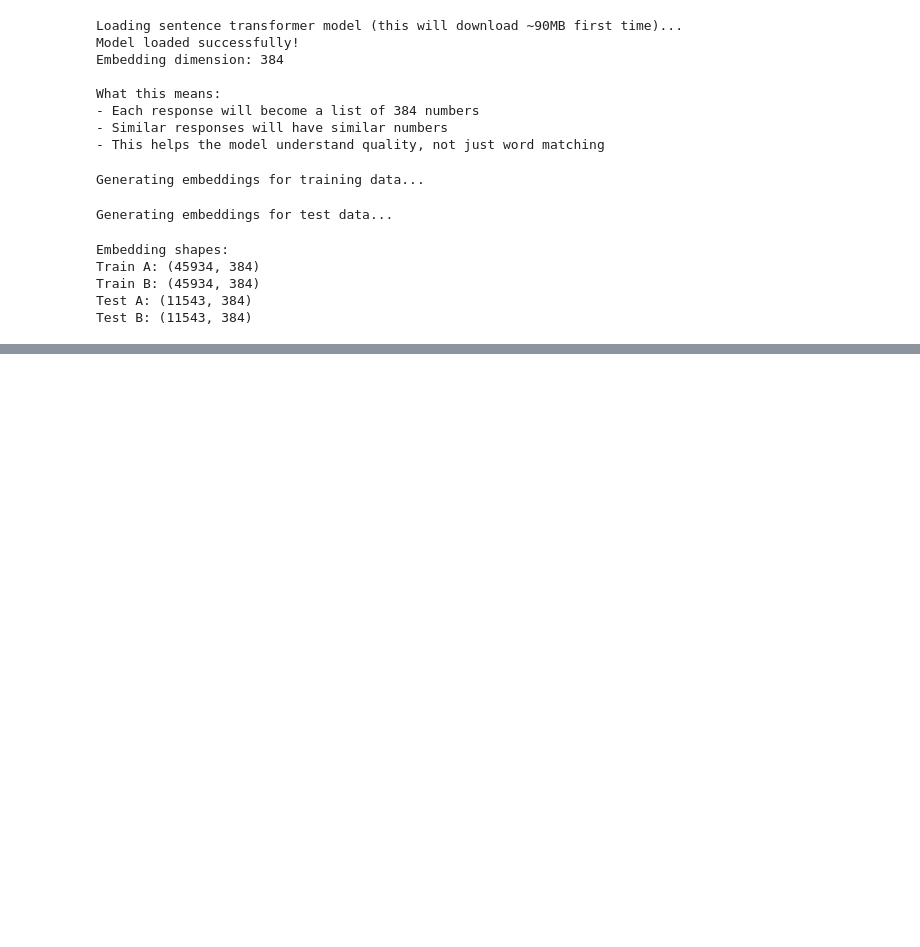
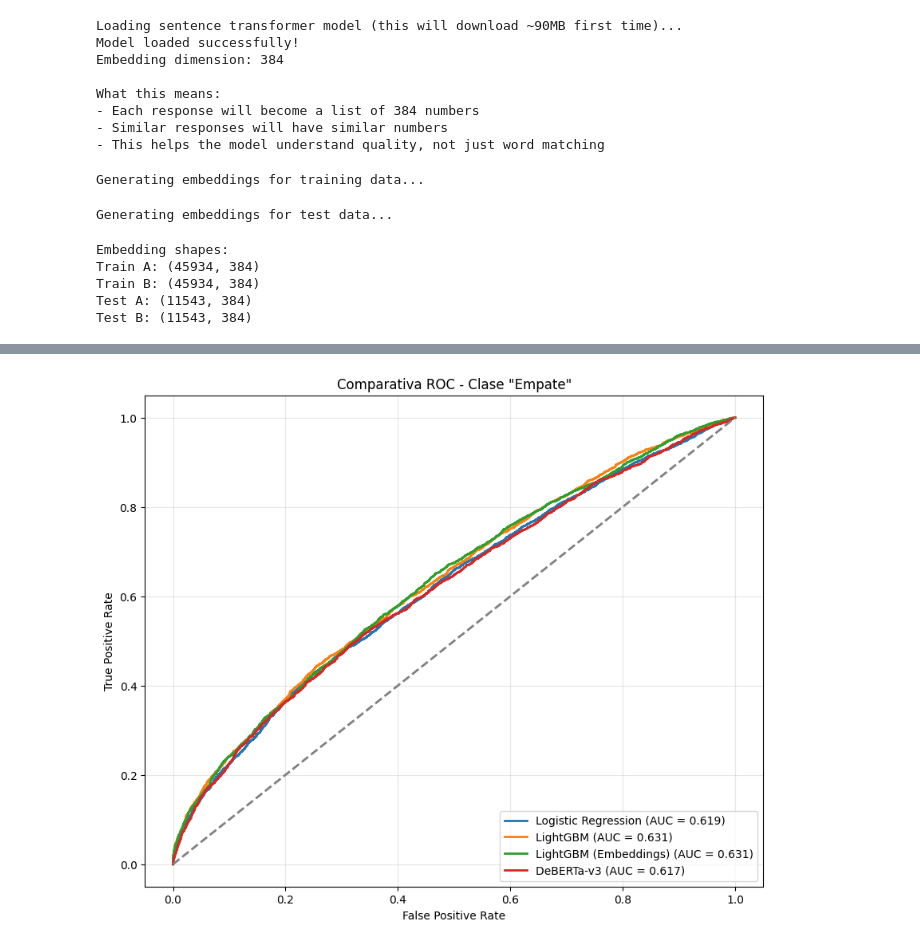
Before and after one commit to in-arunsharma/kaggle-llm-classification-finetuning, a Jupyter notebook: Kaggle.ipynb, the cells around one changed output, grey strips where cells are left out. Cells and saved outputs as stored; diff of their text form; code cells hidden in the pictures; blank space fills up the shorter version.

```diff
--- a/Kaggle.ipynb
+++ b/Kaggle.ipynb
@@ -596,6 +610,8 @@ Sparsity: 0.9603
 ## Model Training and Evaluation
 # %%
 # Logistic Regression
+roc_corbes = []
+pr_corbes = []
 clf_lr = LogisticRegression(
     max_iter=1000,
     n_jobs=-1,
@@ -628,10 +644,10 @@ print(f"Millor Log Loss (CV):    {-grid_search.best_score_:.4f}")
 
 
 
-best = grid_search.best_estimator_
+best_lr = grid_search.best_estimator_
 
 
-y_pred_proba = best.predict_proba(X_test_combined)
+y_pred_proba = best_lr.predict_proba(X_test_combined)
 test_logloss = log_loss(y_test, y_pred_proba)
 
 # Baseline comparison
@@ -668,9 +686,9 @@ try:
         num_class=3,
         metric='multi_logloss',
         n_estimators=500,
-        learning_rate=0.05,
-        max_depth=7,
-        num_leaves=31,
+        learning_rate=0.01,
+        max_depth=-1,
+        num_leaves=64,
         random_state=42,
         device='gpu',
         gpu_platform_id=0,
@@ -841,9 +861,9 @@ clf_lgb_embeddings = lgb.LGBMClassifier(
     num_class=3,
     metric='multi_logloss',
     n_estimators=500,
-    learning_rate=0.05,
-    max_depth=7,
-    num_leaves=31,
+    learning_rate=0.01,
+    max_depth=-1,
+    num_leaves=64,
     random_state=42,
     device='gpu',
     gpu_platform_id=0,
@@ -1147,0 +1278,80 @@ Model B: chatglm2-6b
+# %%
+y_test_bin = label_binarize(y_test, classes=[0, 1, 2])[:, 2]
+
+
+models = {
+    'Logistic Regression': y_pred_proba[:, 2],
+    'LightGBM': y_pred_proba_lgb[:, 2],
+    'LightGBM (Embeddings)': y_pred_proba_emb[:, 2],
+    'DeBERTa-v3': y_probs[:, 2]
+}
+
+
+plt.figure(figsize=(10, 8))
+
+for name, preds in models.items():
+    fpr, tpr, _ = roc_curve(y_test_bin, preds)
+    roc_auc = auc(fpr, tpr)
+    plt.plot(fpr, tpr, lw=2, label=f'{name} (AUC = {roc_auc:.3f})')
+
+plt.plot([0, 1], [0, 1], 'k--', lw=2, color='grey')
+plt.xlabel('False Positive Rate')
+plt.ylabel('True Positive Rate')
+plt.title('Comparativa ROC - Clase "Empate"')
+plt.legend(loc="lower right")
+plt.grid(alpha=0.3)
+plt.show()
+
+y_test_bin = label_binarize(y_test, classes=[0, 1, 2])[:, 1]
+
+
+models = {
+    'Logistic Regression': y_pred_proba[:, 1],
+    'LightGBM': y_pred_proba_lgb[:, 1],
+    'LightGBM (Embeddings)': y_pred_proba_emb[:, 1],
+    'DeBERTa-v3': y_probs[:, 1]
+}
+
+
+plt.figure(figsize=(10, 8))
+
+for name, preds in models.items():
+    fpr, tpr, _ = roc_curve(y_test_bin, preds)
+    roc_auc = auc(fpr, tpr)
+    plt.plot(fpr, tpr, lw=2, label=f'{name} (AUC = {roc_auc:.3f})')
+
+plt.plot([0, 1], [0, 1], 'k--', lw=2, color='grey')
+plt.xlabel('False Positive Rate')
+plt.ylabel('True Positive Rate')
+plt.title('Comparativa ROC - Clase "B gana"')
+plt.legend(loc="lower right")
+plt.grid(alpha=0.3)
+plt.show()
+
+y_test_bin = label_binarize(y_test, classes=[0, 1, 2])[:, 0]
+
+
+models = {
+    'Logistic Regression': y_pred_proba[:, 0],
+    'LightGBM': y_pred_proba_lgb[:, 0],
+    'LightGBM (Embeddings)': y_pred_proba_emb[:, 0],
+    'DeBERTa-v3': y_probs[:, 0]
+}
+
+
+plt.figure(figsize=(10, 8))
+
+for name, preds in models.items():
+    fpr, tpr, _ = roc_curve(y_test_bin, preds)
+    roc_auc = auc(fpr, tpr)
+    plt.plot(fpr, tpr, lw=2, label=f'{name} (AUC = {roc_auc:.3f})')
+
+plt.plot([0, 1], [0, 1], 'k--', lw=2, color='grey')
+plt.xlabel('False Positive Rate')
+plt.ylabel('True Positive Rate')
+plt.title('Comparativa ROC - Clase "A gana"')
+plt.legend(loc="lower right")
+plt.grid(alpha=0.3)
+plt.show()
+# %% [output]
+[figure, added]
```
Also changed, not shown: parts of 40 cells of this notebook.
